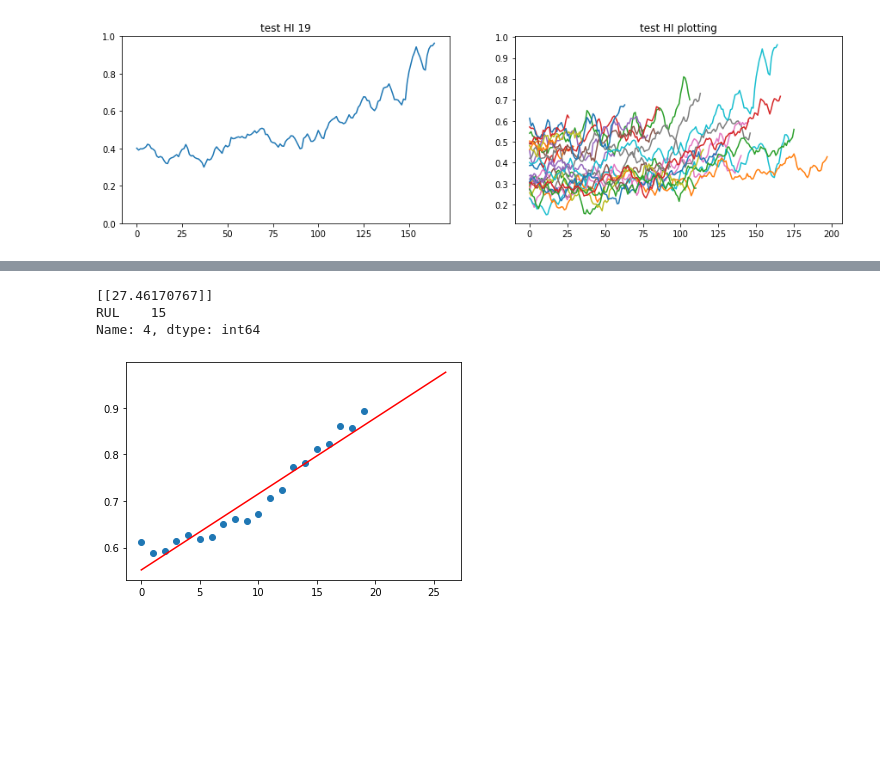
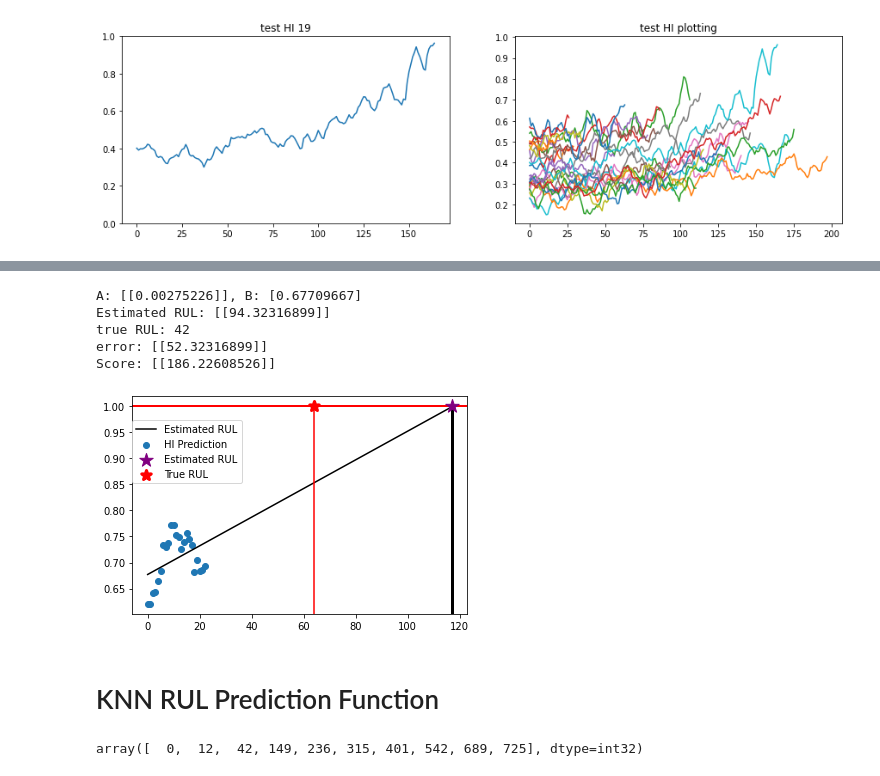
Before and after one commit to kEEPpp/PHM-Competition, a Jupyter notebook: CMAPSS/LSTM_FEAE.ipynb, the cells around one changed output, grey strips where cells are left out. Drawn from its saved outputs; the diff is of its cells as text; code cells hidden in the pictures; blank space fills up the shorter version.

Commit message:
KNN RUL Prediction

```diff
--- a/CMAPSS/LSTM_FEAE.ipynb
+++ b/CMAPSS/LSTM_FEAE.ipynb
@@ -548,24 +496,0 @@ error: [[-9.27601423]]
-# %%
-from sklearn.linear_model import LinearRegression
-k = 104
-observ = 20
-
-linear_reg_y = pre_test[pre_test_index[k]:pre_test_index[k+1]][-observ:]
-linear_reg_x = np.arange(observ).reshape(-1,1)
-
-reg = LinearRegression().fit(linear_reg_x, linear_reg_y)
-reg.score(linear_reg_x, linear_reg_y)
-A, B = reg.coef_, reg.intercept_
-print((1-B)/A)
-print(RUL[1].loc[k-100])
-
-need_x = int((1-B)/A)
-#plt.plot(linear_reg_y)
-plt.scatter(linear_reg_x, linear_reg_y)
-plt.plot((A*np.arange(need_x)+B).flatten(), 'r')
-plt.show()
-# %% [output]
-[[27.46170767]]
-RUL    15
-Name: 4, dtype: int64
-[figure, removed]
@@ -574,0 +497,15 @@ signal_Encoder = Model(model.get_layer('signal_inputs').input, model.get_layer('
+# %%
+RUL_PREDICTION(k= 259, observ = 23, plot = True, verbose = True)
+# %% [output]
+A: [[0.00275226]], B: [0.67709667]
+Estimated RUL: [[94.32316899]]
+true RUL: 42
+error: [[52.32316899]]
+Score: [[186.22608526]]
+[figure, added]
+# %% [markdown]
+# KNN RUL Prediction Function
+# %%
+test_INDEX[:10]
+# %% [output]
+array([  0,  12,  42, 149, 236, 315, 401, 542, 689, 725], dtype=int32)
```
Also changed, not shown: parts of 23 cells of this notebook, 1 other file.
